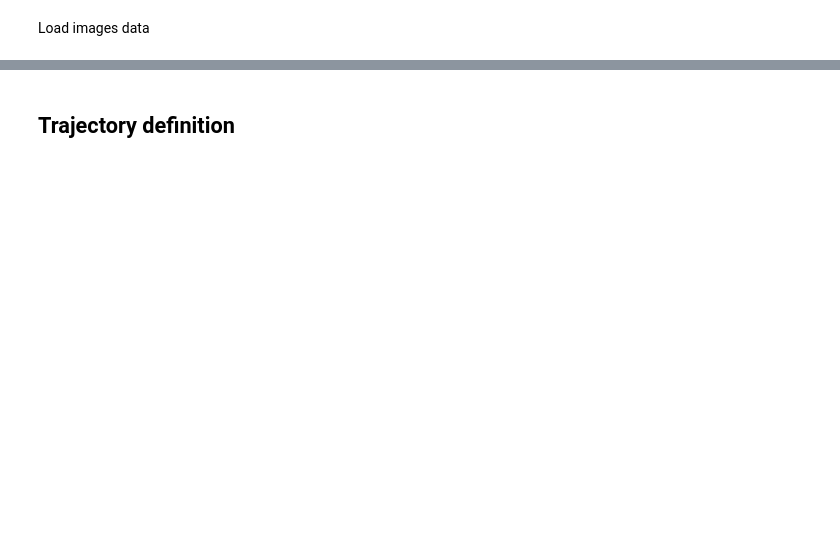
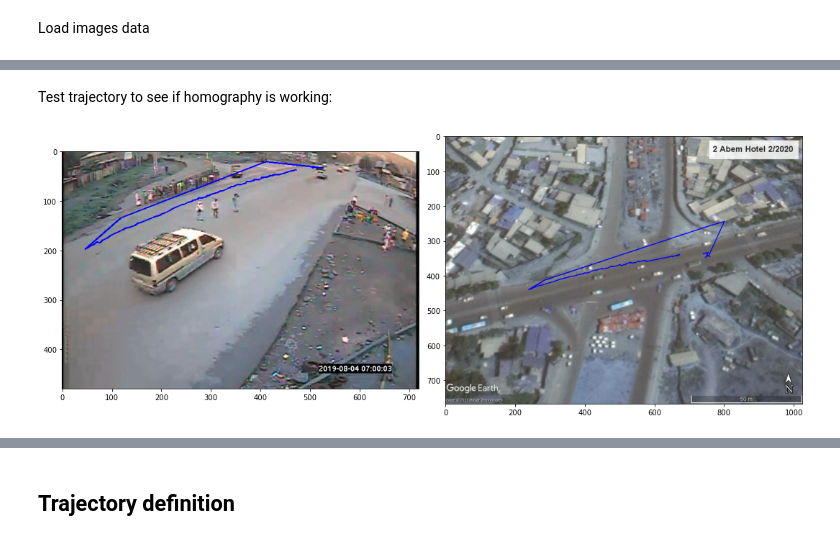
Before and after one commit to LeonardoViotti/cv_traffic_analysis, a Jupyter notebook: data-analysis/draft-analysis.ipynb, the cells around one changed output, grey strips where cells are left out. Drawn from its saved outputs; the diff is of its cells as text; code cells hidden in the pictures; blank space fills up the shorter version.

```diff
--- a/data-analysis/draft-analysis.ipynb
+++ b/data-analysis/draft-analysis.ipynb
@@ -37,3 +90,9 @@ df = pd.read_csv('data/2-sample-30min.csv')
+# %%
+df = pd.read_csv('data/2-sample-30min.csv')
+
+# Calculate centroids
+df['cx'] =  round(df['xi'] + (df['xj'] - df['xi'])/2).astype(int)
+df['cy'] =  round(df['yi'] + (df['yj'] - df['yi'])/2).astype(int)
 # %% [markdown]
 Load images data
 # %%
@@ -45,0 +141,46 @@ imgshow(img_world)
+# %%
+# Create pixel maper instance to convert from video to lat long (and vice versa)
+pm = PixelMapper(quad_coords["pixel"], quad_coords["lonlat"])
+
+# Create pixel maper instance to convert from sat image to lat long (and vice versa)
+pm_sat = PixelMapper(quad_coords["pixel_sat"], quad_coords["lonlat"])
+# %% [markdown]
+Test trajectory to see if homography is working:
+# %%
+# To do
+# - Make sure trajectories are in frame order
+# - Organize this into a function
+
+
+
+def draw_trajectory(img, trajectory_array, color):
+    img_cp = cp.deepcopy(img)
+    for p in range(1, len(trajectory_array)):
+            cv2.line(img_cp, tuple(trajectory_array[p-1]), tuple(trajectory_array[p]), color, 2)
+    return img_cp
+
+
+# Create trajectory df
+car_df = df[df['obj_id'] == 15]
+
+t_car = car_df[['cx', 'cy']].to_numpy()
+
+# Anotate trajectory on initial video frame
+img_cf = img_frame.copy()
+img_cf = draw_trajectory(img_cf, t_car, (0, 0, 255))
+
+# # ishow(img_cf)
+
+# Transform trajectories to long lat
+t_car_ll = pm.pixel_to_lonlat(t_car) # t_car created in draft-intersections.py
+
+# Transform lat long trajectory into pixels of sat image
+t_car_s = pm_sat.lonlat_to_pixel(t_car_ll).astype(int)
+
+# # Anotate trajectory on sat image
+img_cs = img_world.copy()
+img_cs = draw_trajectory(img_cs, t_car_s, (0, 0, 255))
+
+imgshow(img_cf, img_cs)
+# %% [output]
+[figure, added]
```
Also changed, not shown: parts of 32 cells of this notebook, 1 other file.
